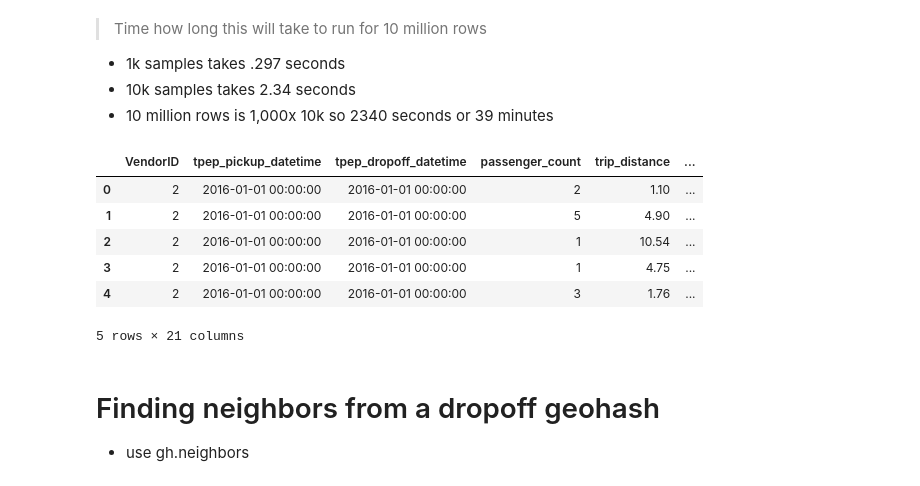
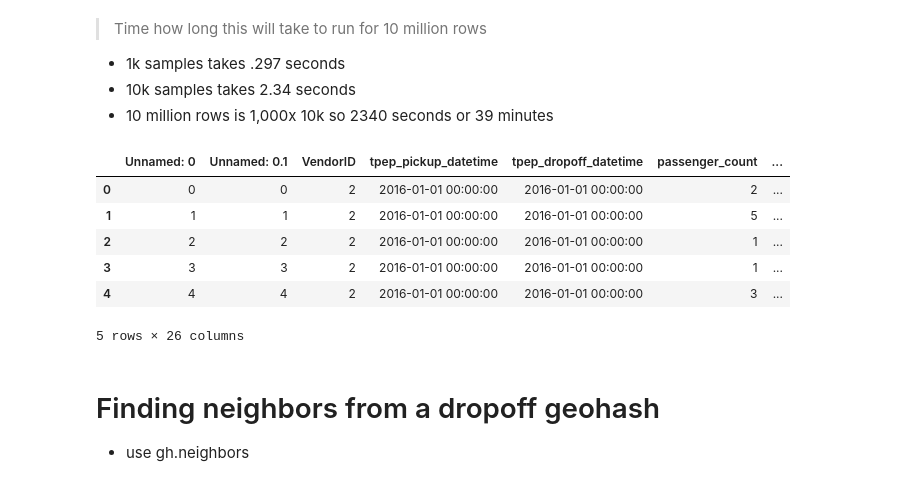
Before and after one commit to jonhilgart22/DSCI-6005-deep-learning, a Jupyter notebook: final_project/Taxi-Cab-EDA.ipynb, the cells around one changed output. Saved outputs shown, nothing was run; the diff lists cells and outputs as text; code cells hidden in the pictures.

```diff
--- a/final_project/Taxi-Cab-EDA.ipynb
+++ b/final_project/Taxi-Cab-EDA.ipynb
@@ -75,7 +93,7 @@ _PRECISION = {
 - http://stackoverflow.com/questions/13448595/geohash-string-length-and-accuracy
 # %%
 #yellow_taxi_geohash_min_day
-taxi_yellowcab_df = pd.read_csv("data/yellow_taxi_geohash_min_day.csv"")
+taxi_yellowcab_df = pd.read_csv("data/yellow_taxi_geohash_min_day.csv")
 # %%
 # Encoding error
 taxi_yellowcab_df['geohash_dropoff']=taxi_yellowcab_df['geohas_dropoff']
@@ -277,10 +238,10 @@ taxi_yellowcab_jan_geohash_df = taxi_yellowcab_jan_geohash_df[0]
 # %%
-taxi_yellowcab_jan_geohash_df.head()
+taxi_yellowcab_df .head()
 # %% [output]
-|  | VendorID | tpep_pickup_datetime | tpep_dropoff_datetime | passenger_count | trip_distance | ... |
-| 0 | 2 | 2016-01-01 00:00:00 | 2016-01-01 00:00:00 | 2 | 1.10 | ... |
-| 1 | 2 | 2016-01-01 00:00:00 | 2016-01-01 00:00:00 | 5 | 4.90 | ... |
-| 2 | 2 | 2016-01-01 00:00:00 | 2016-01-01 00:00:00 | 1 | 10.54 | ... |
-| 3 | 2 | 2016-01-01 00:00:00 | 2016-01-01 00:00:00 | 1 | 4.75 | ... |
-| 4 | 2 | 2016-01-01 00:00:00 | 2016-01-01 00:00:00 | 3 | 1.76 | ... |
+|  | Unnamed: 0 | Unnamed: 0.1 | VendorID | tpep_pickup_datetime | tpep_dropoff_datetime | passenger_count | ... |
+| 0 | 0 | 0 | 2 | 2016-01-01 00:00:00 | 2016-01-01 00:00:00 | 2 | ... |
+| 1 | 1 | 1 | 2 | 2016-01-01 00:00:00 | 2016-01-01 00:00:00 | 5 | ... |
+| 2 | 2 | 2 | 2 | 2016-01-01 00:00:00 | 2016-01-01 00:00:00 | 1 | ... |
+| 3 | 3 | 3 | 2 | 2016-01-01 00:00:00 | 2016-01-01 00:00:00 | 1 | ... |
+| 4 | 4 | 4 | 2 | 2016-01-01 00:00:00 | 2016-01-01 00:00:00 | 3 | ... |
-5 rows × 21 columns
+5 rows × 26 columns
```
Also changed, not shown: parts of 41 cells of this notebook.
